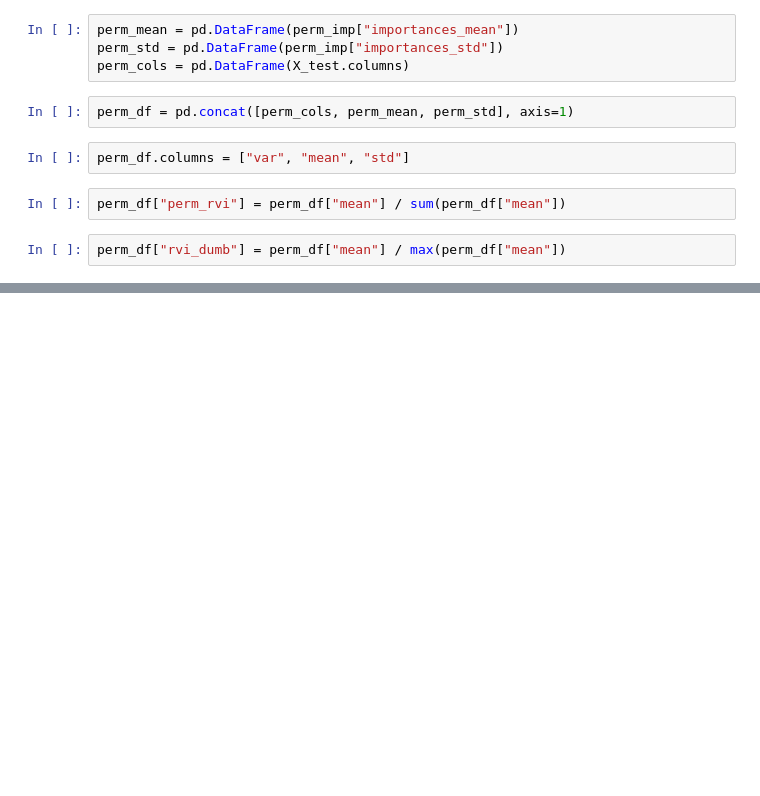
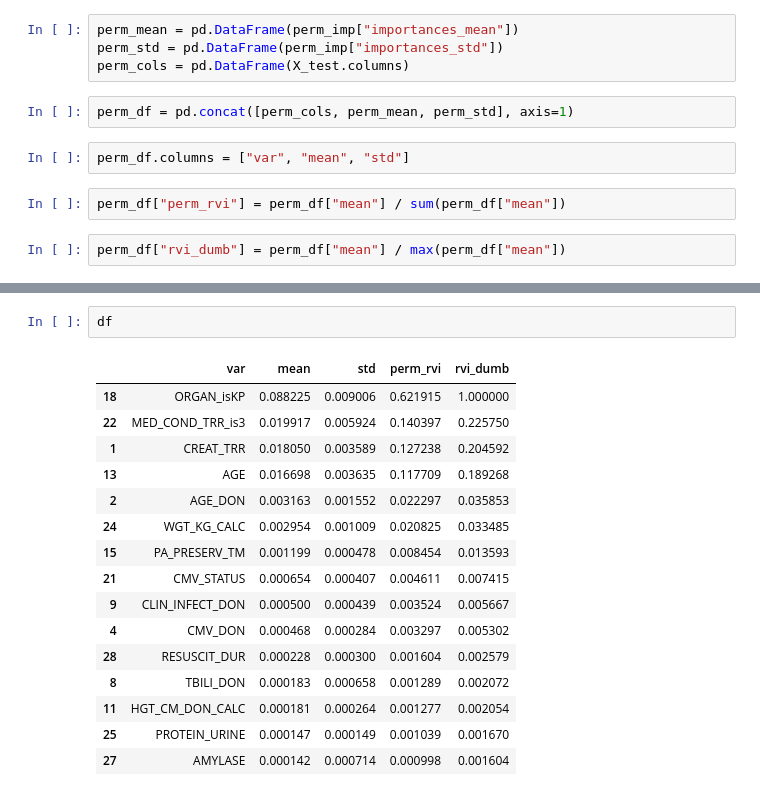
Before and after one commit to omaralt4/KIDPAN_WORK, a Jupyter notebook: STACKED.ipynb, the cells around one changed output, grey strips where cells are left out. Cells and saved outputs as stored; diff of their text form; blank space fills up the shorter version.

```diff
--- a/STACKED.ipynb
+++ b/STACKED.ipynb
@@ -149,0 +153,19 @@ plt.show()
+# %%
+df
+# %% [output]
+|  | var | mean | std | perm_rvi | rvi_dumb |
+| 18 | ORGAN_isKP | 0.088225 | 0.009006 | 0.621915 | 1.000000 |
+| 22 | MED_COND_TRR_is3 | 0.019917 | 0.005924 | 0.140397 | 0.225750 |
+| 1 | CREAT_TRR | 0.018050 | 0.003589 | 0.127238 | 0.204592 |
+| 13 | AGE | 0.016698 | 0.003635 | 0.117709 | 0.189268 |
+| 2 | AGE_DON | 0.003163 | 0.001552 | 0.022297 | 0.035853 |
+| 24 | WGT_KG_CALC | 0.002954 | 0.001009 | 0.020825 | 0.033485 |
+| 15 | PA_PRESERV_TM | 0.001199 | 0.000478 | 0.008454 | 0.013593 |
+| 21 | CMV_STATUS | 0.000654 | 0.000407 | 0.004611 | 0.007415 |
+| 9 | CLIN_INFECT_DON | 0.000500 | 0.000439 | 0.003524 | 0.005667 |
+| 4 | CMV_DON | 0.000468 | 0.000284 | 0.003297 | 0.005302 |
+| 28 | RESUSCIT_DUR | 0.000228 | 0.000300 | 0.001604 | 0.002579 |
+| 8 | TBILI_DON | 0.000183 | 0.000658 | 0.001289 | 0.002072 |
+| 11 | HGT_CM_DON_CALC | 0.000181 | 0.000264 | 0.001277 | 0.002054 |
+| 25 | PROTEIN_URINE | 0.000147 | 0.000149 | 0.001039 | 0.001670 |
+| 27 | AMYLASE | 0.000142 | 0.000714 | 0.000998 | 0.001604 |
```
Also changed, not shown: parts of 7 cells of this notebook, 1 other file.
